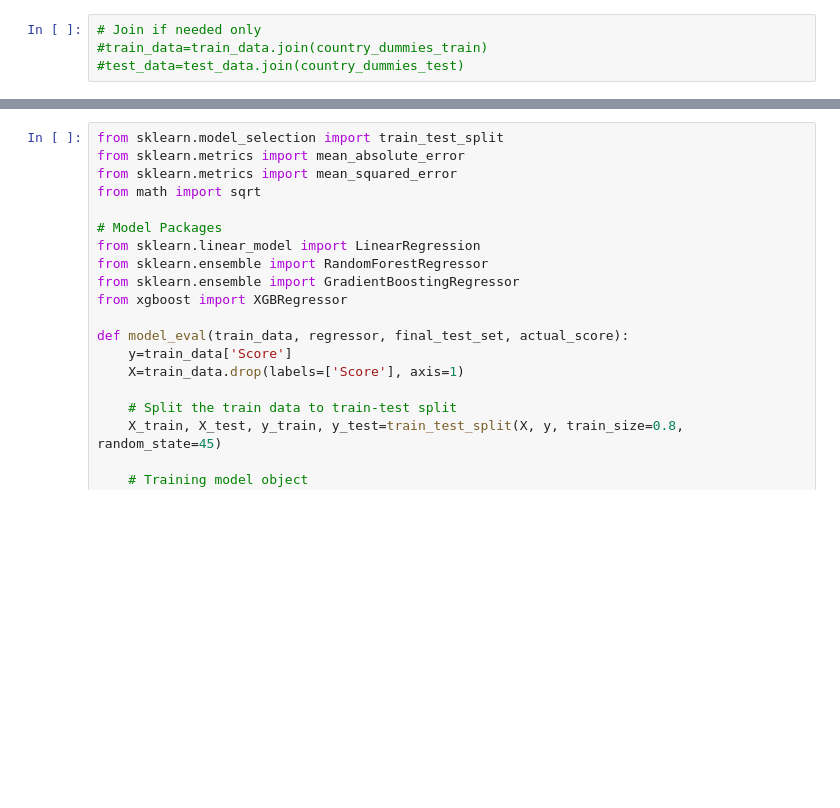
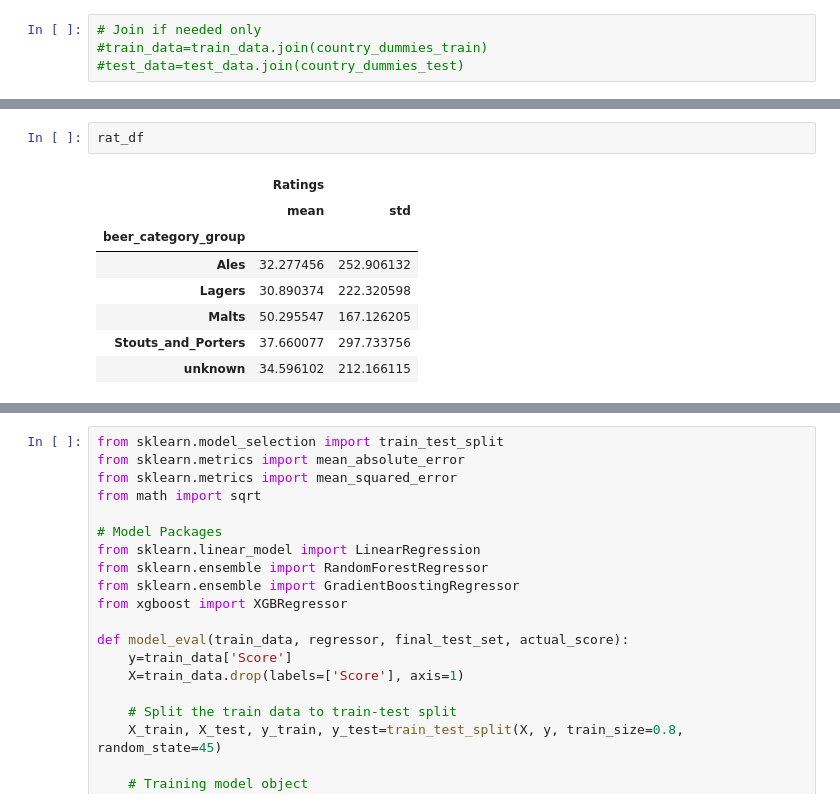
Before and after one commit to instigateideas/Instigate_Ideas, a Jupyter notebook: Modelling_beer_dataset.ipynb, the cells around one changed output, grey strips where cells are left out. Saved outputs shown, nothing was run; the diff lists cells and outputs as text; blank space fills up the shorter version.

```diff
--- a/Modelling_beer_dataset.ipynb
+++ b/Modelling_beer_dataset.ipynb
@@ -192,0 +314,11 @@ train_data.head()
+# %%
+rat_df
+# %% [output]
+|  | Ratings |  |
+|  | mean | std |
+| beer_category_group |  |  |
+| Ales | 32.277456 | 252.906132 |
+| Lagers | 30.890374 | 222.320598 |
+| Malts | 50.295547 | 167.126205 |
+| Stouts_and_Porters | 37.660077 | 297.733756 |
+| unknown | 34.596102 | 212.166115 |
```
Also changed, not shown: parts of 33 cells of this notebook.
